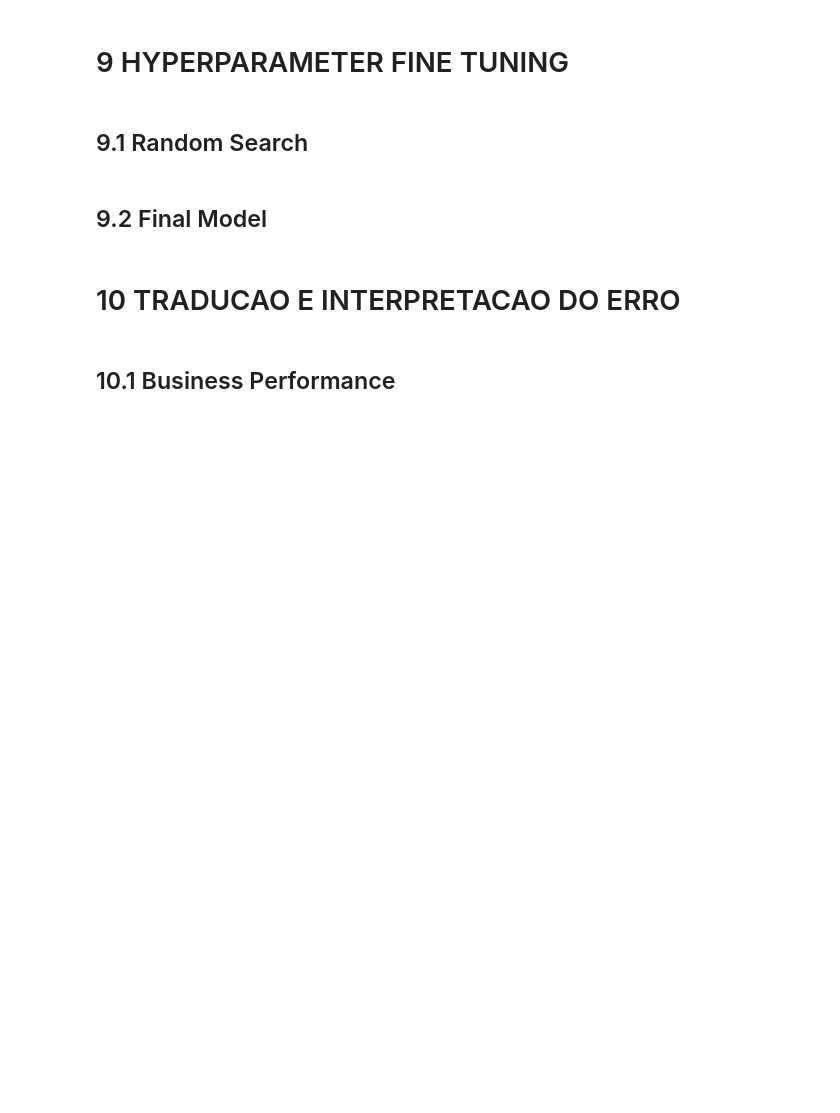
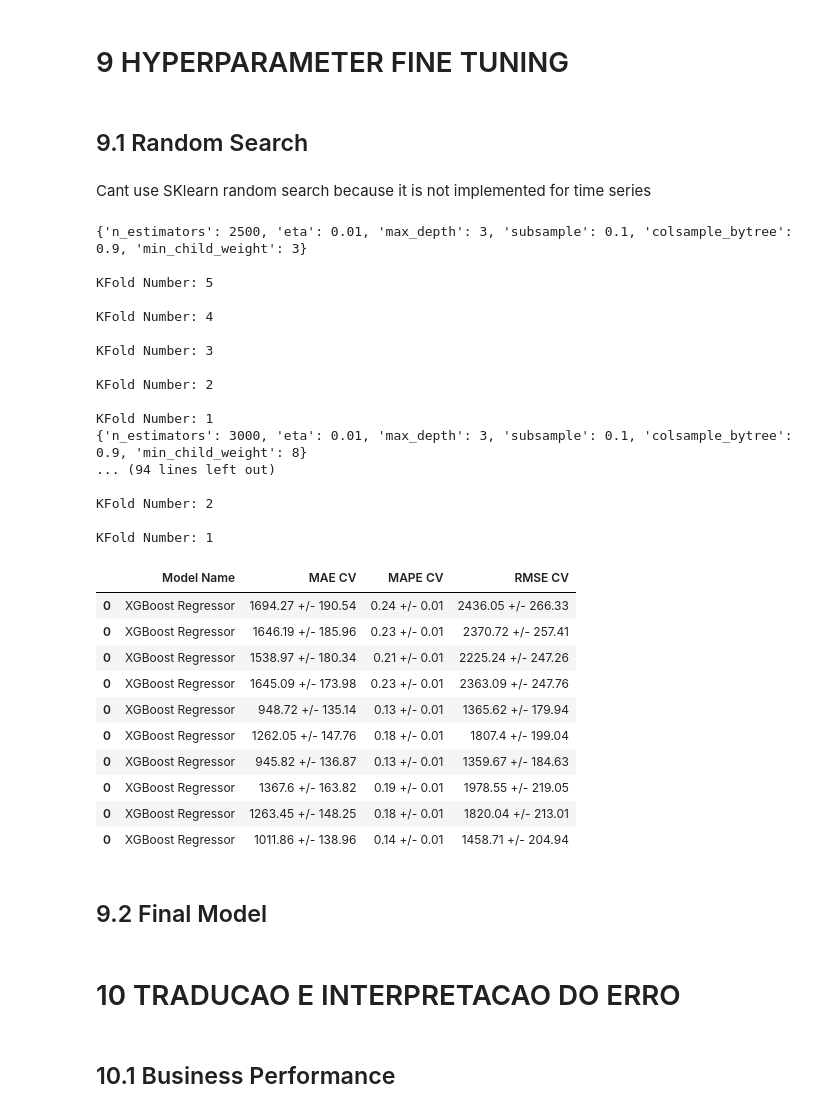
Before and after one commit to rafael-asousa/Sales-Prediction, a Jupyter notebook: notebook/Notebook-Sales-Prediction.ipynb, the cells around one changed output. Saved outputs shown, nothing was run; the diff lists cells and outputs as text; code cells hidden in the pictures; blank space fills up the shorter version.

Commit message:
finished model fine tuning

```diff
--- a/notebook/Notebook-Sales-Prediction.ipynb
+++ b/notebook/Notebook-Sales-Prediction.ipynb
@@ -835,10 +880,10 @@ df_train
 # %%
 df8 = df_train.copy()
 # %%
-X_train = df_train.drop(['sales', 'date'], axis=1).copy()
-y_train = df_train['sales'].copy()
-x_test  = df_test.drop(['sales', 'date'], axis=1).copy()
-y_test  = df_test['sales'].copy()
+X_train = df_train.drop(['sales', 'date'], axis=1)
+y_train = df_train['sales']
+x_test  = df_test.drop(['sales', 'date'], axis=1)
+y_test  = df_test['sales']
 # %% [markdown]
 ## 8.1 Average Model
 # %%
@@ -918,3 +1022,67 @@ pickle.dump(model_xgb, open('./xgb_model.pkl', 'wb'))
 # 9 HYPERPARAMETER FINE TUNING
 # %% [markdown]
 ## 9.1 Random Search
+# %% [markdown]
+Cant use SKlearn random search because it is not implemented for time series
+# %%
+param = {
+   'n_estimators': [1500, 1700, 2500, 3000, 3500],
+   'eta': [0.01, 0.03],
+   'max_depth': [3, 5, 9],
+   'subsample': [0.1, 0.5, 0.7],
+   'colsample_bytree': [0.3, 0.7, 0.9],
+   'min_child_weight': [3, 8, 15]
+       }
+
+MAX_EVAL = 10
+# %%
+final_result = pd.DataFrame()
+
+for i in range( MAX_EVAL ):
+   # choose values for parameters randomly
+   hp = { k: random.sample( v, 1 )[0] for k, v in param.items() }
+   print( hp )
+
+   # model
+   model_xgb = xgb.XGBRegressor( objective='reg:squarederror',
+                                 n_estimators=hp['n_estimators'],
+                                 eta=hp['eta'],
+                                 max_depth=hp['max_depth'],
+                                 subsample=hp['subsample'],
+                                 colsample_bytree=hp['colsample_bytree'],
+                                 min_child_weight=hp['min_child_weight'] )
+
+   # performance
+   result = cross_validation( df8, 5, 'XGBoost Regressor', model_xgb, verbose=True )
+   final_result = pd.concat( [final_result, result] )
+
+final_result
+# %% [output]
+{'n_estimators': 2500, 'eta': 0.01, 'max_depth': 3, 'subsample': 0.1, 'colsample_bytree': 0.9, 'min_child_weight': 3}
+
+KFold Number: 5
+
+KFold Number: 4
+
+KFold Number: 3
+
+KFold Number: 2
+
+KFold Number: 1
+{'n_estimators': 3000, 'eta': 0.01, 'max_depth': 3, 'subsample': 0.1, 'colsample_bytree': 0.9, 'min_child_weight': 8}
+... (94 lines left out)
+
+KFold Number: 2
+
+KFold Number: 1
+|  | Model Name | MAE CV | MAPE CV | RMSE CV |
+| 0 | XGBoost Regressor | 1694.27 +/- 190.54 | 0.24 +/- 0.01 | 2436.05 +/- 266.33 |
+| 0 | XGBoost Regressor | 1646.19 +/- 185.96 | 0.23 +/- 0.01 | 2370.72 +/- 257.41 |
+| 0 | XGBoost Regressor | 1538.97 +/- 180.34 | 0.21 +/- 0.01 | 2225.24 +/- 247.26 |
+| 0 | XGBoost Regressor | 1645.09 +/- 173.98 | 0.23 +/- 0.01 | 2363.09 +/- 247.76 |
+| 0 | XGBoost Regressor | 948.72 +/- 135.14 | 0.13 +/- 0.01 | 1365.62 +/- 179.94 |
+| 0 | XGBoost Regressor | 1262.05 +/- 147.76 | 0.18 +/- 0.01 | 1807.4 +/- 199.04 |
+| 0 | XGBoost Regressor | 945.82 +/- 136.87 | 0.13 +/- 0.01 | 1359.67 +/- 184.63 |
+| 0 | XGBoost Regressor | 1367.6 +/- 163.82 | 0.19 +/- 0.01 | 1978.55 +/- 219.05 |
+| 0 | XGBoost Regressor | 1263.45 +/- 148.25 | 0.18 +/- 0.01 | 1820.04 +/- 213.01 |
+| 0 | XGBoost Regressor | 1011.86 +/- 138.96 | 0.14 +/- 0.01 | 1458.71 +/- 204.94 |
```
Also changed, not shown: parts of 13 cells of this notebook.
